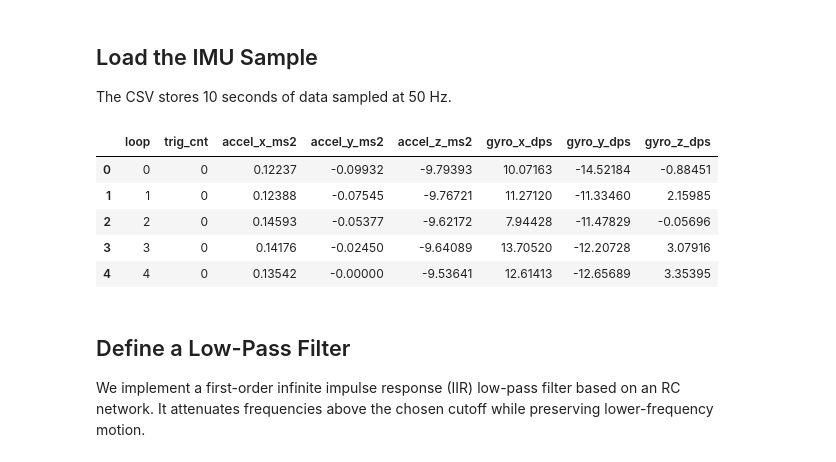
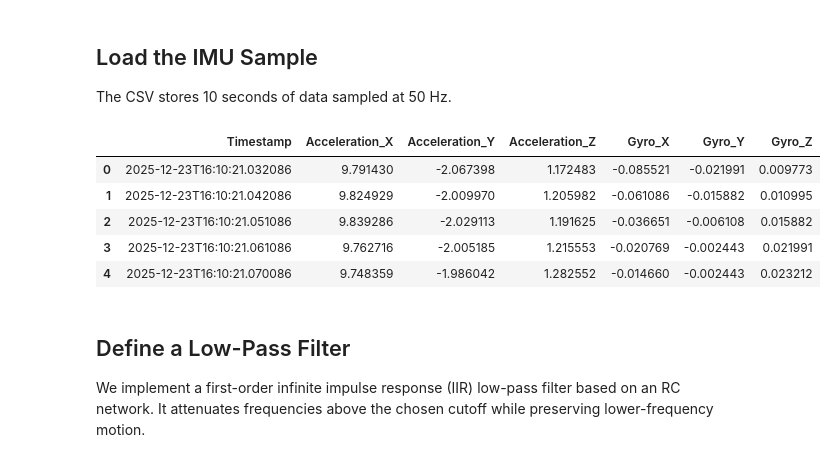
Before and after one commit to IceErick/Machine-Learning-for-Smart-Fitness-Pod, a Jupyter notebook: notebooks/LowPassFilter.ipynb, the cells around one changed output. Drawn from its saved outputs; the diff is of its cells as text; code cells hidden in the pictures.

```diff
--- a/notebooks/LowPassFilter.ipynb
+++ b/notebooks/LowPassFilter.ipynb
@@ -15,18 +15,18 @@ plt.style.use('seaborn-v0_8')
 ## Load the IMU Sample
 The CSV stores 10 seconds of data sampled at 50 Hz.
 # %%
-DATA_PATH = Path('/Users/erickli/Desktop/Machine-Learning-for-Smart-Fitness-Pod/data/raw/run.csv')
+DATA_PATH = Path('/Users/erickli/GitRepos/Machine-Learning-for-Smart-Fitness-Pod/data/raw/2025-12-23T16:10:21.032086_athlete1_squat_25.csv')
 FS = 100.0  # sampling frequency in Hz for the wrist IMU
 
 df = pd.read_csv(DATA_PATH)
 df.head()
 # %% [output]
-|  | loop | trig_cnt | accel_x_ms2 | accel_y_ms2 | accel_z_ms2 | gyro_x_dps | gyro_y_dps | gyro_z_dps |
-| 0 | 0 | 0 | 0.12237 | -0.09932 | -9.79393 | 10.07163 | -14.52184 | -0.88451 |
-| 1 | 1 | 0 | 0.12388 | -0.07545 | -9.76721 | 11.27120 | -11.33460 | 2.15985 |
-| 2 | 2 | 0 | 0.14593 | -0.05377 | -9.62172 | 7.94428 | -11.47829 | -0.05696 |
-| 3 | 3 | 0 | 0.14176 | -0.02450 | -9.64089 | 13.70520 | -12.20728 | 3.07916 |
-| 4 | 4 | 0 | 0.13542 | -0.00000 | -9.53641 | 12.61413 | -12.65689 | 3.35395 |
+|  | Timestamp | Acceleration_X | Acceleration_Y | Acceleration_Z | Gyro_X | Gyro_Y | Gyro_Z |
+| 0 | 2025-12-23T16:10:21.032086 | 9.791430 | -2.067398 | 1.172483 | -0.085521 | -0.021991 | 0.009773 |
+| 1 | 2025-12-23T16:10:21.042086 | 9.824929 | -2.009970 | 1.205982 | -0.061086 | -0.015882 | 0.010995 |
+| 2 | 2025-12-23T16:10:21.051086 | 9.839286 | -2.029113 | 1.191625 | -0.036651 | -0.006108 | 0.015882 |
+| 3 | 2025-12-23T16:10:21.061086 | 9.762716 | -2.005185 | 1.215553 | -0.020769 | -0.002443 | 0.021991 |
+| 4 | 2025-12-23T16:10:21.070086 | 9.748359 | -1.986042 | 1.282552 | -0.014660 | -0.002443 | 0.023212 |
 # %% [markdown]
 ## Define a Low-Pass Filter
 We implement a first-order infinite impulse response (IIR) low-pass filter based on an RC network. It attenuates frequencies above the chosen cutoff while preserving lower-frequency motion.
```
Also changed, not shown: parts of 10 cells of this notebook, 13 other files.
